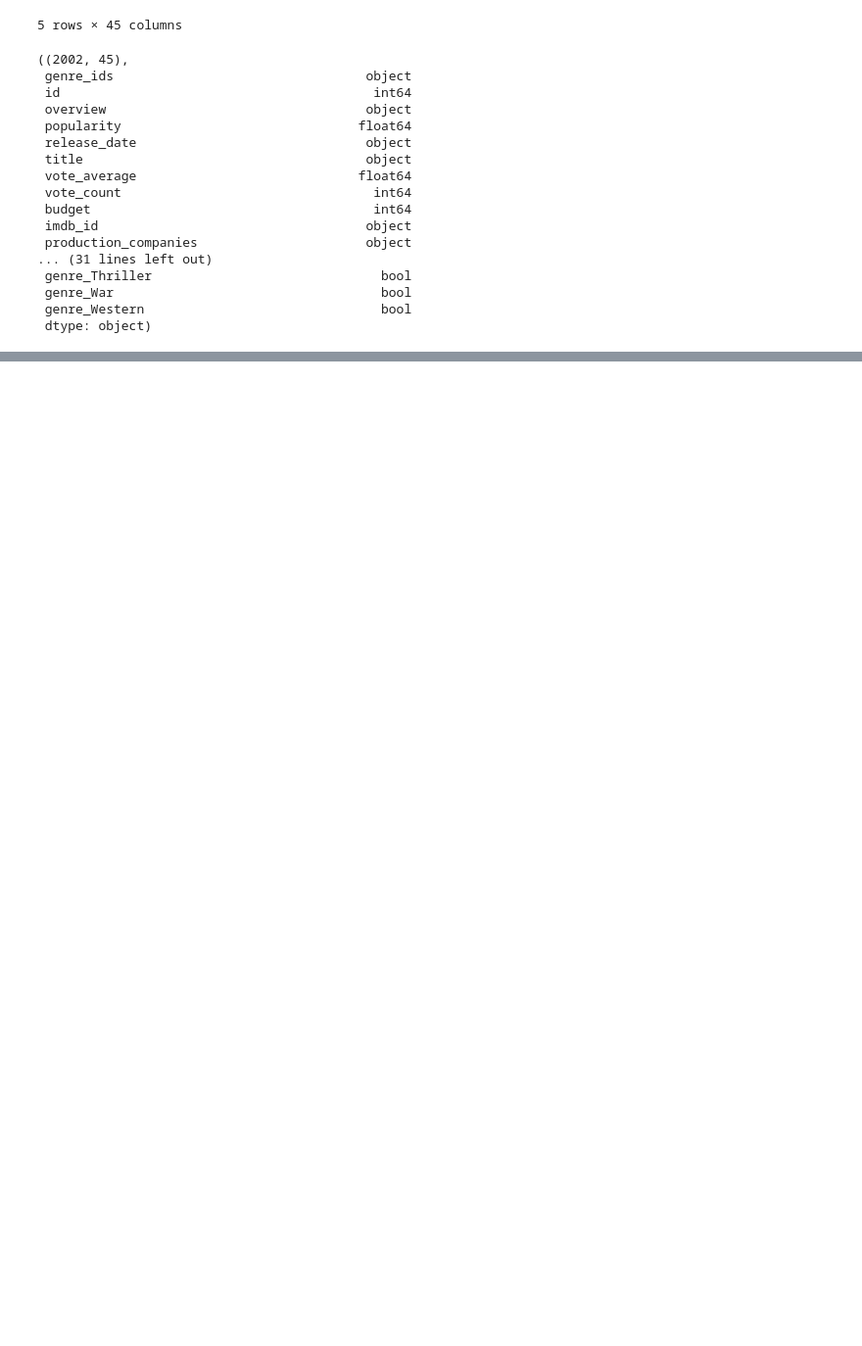
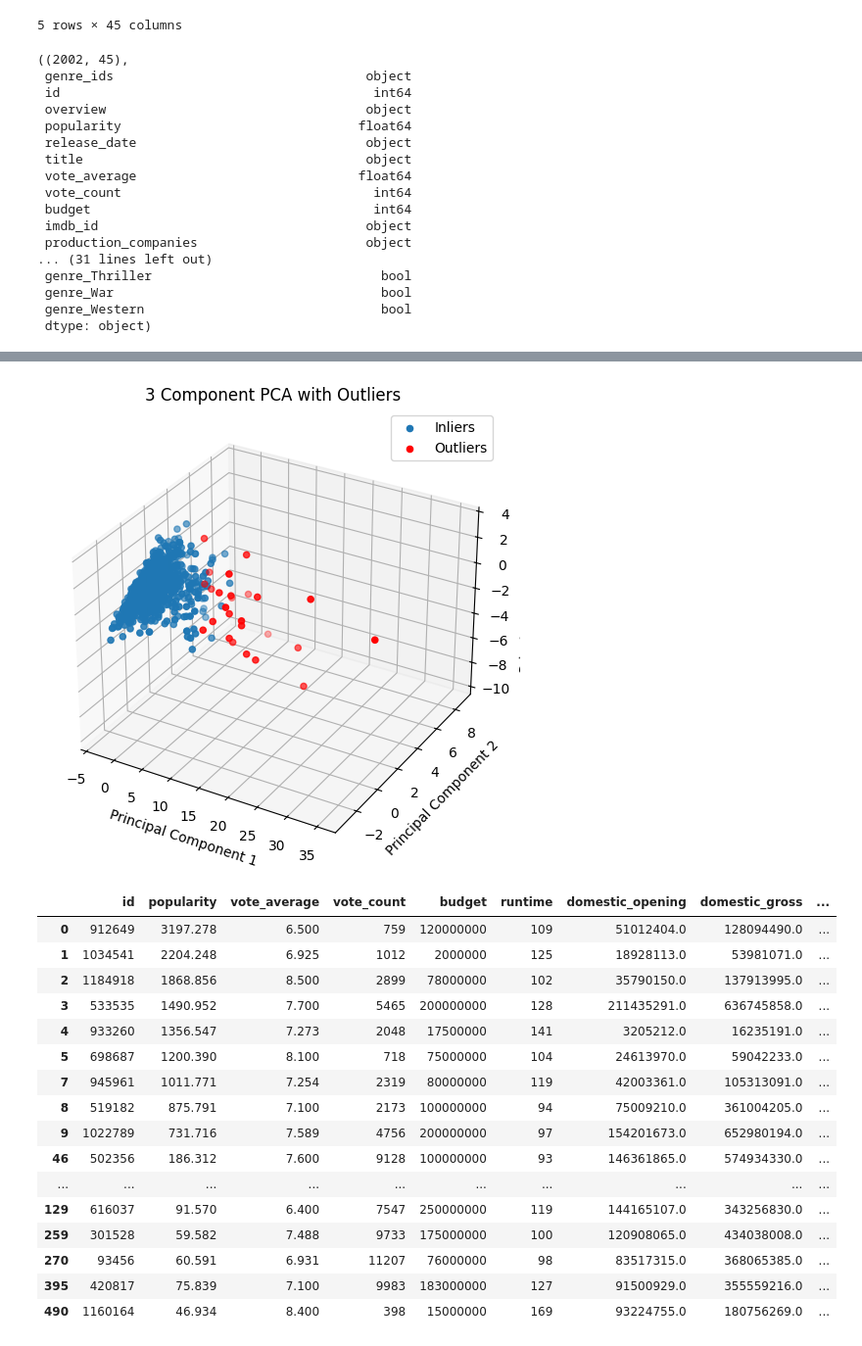
Before and after one commit to minhnhat-nguyen/HCMUS-Movie-Analytics, a Jupyter notebook: notebook/EDA.ipynb, the cells around one changed output, grey strips where cells are left out. Shown at 98% size. Saved outputs shown, nothing was run; the diff lists cells and outputs as text; code cells hidden in the pictures; blank space fills up the shorter version.

```diff
--- a/notebook/EDA.ipynb
+++ b/notebook/EDA.ipynb
@@ -71,0 +71,65 @@ sns.heatmap(numerical_data.corr(), annot=True, cmap='coolwarm', fmt='.2f')
+# %%
+from sklearn.decomposition import PCA
+from mpl_toolkits.mplot3d import Axes3D
+import matplotlib.pyplot as plt
+import pandas as pd
+import numpy as np
+from scipy import stats
+
+# Drop NA
+numerical_data1 = numerical_data.dropna(axis=0, how='any')
+numerical_data_normalized = (numerical_data1 - numerical_data1.mean()) / numerical_data1.std()
+
+# Fit PCA with 3 components
+pca = PCA(n_components=3)
+principal_components = pca.fit_transform(numerical_data_normalized)
+
+# Create a DataFrame with the principal components
+principal_df = pd.DataFrame(data=principal_components, columns=['PC1', 'PC2', 'PC3'])
+
+# Detect outliers using Z-score
+z_scores = np.abs(stats.zscore(principal_df))
+outliers = (z_scores > 3).any(axis=1)
+
+# Reset index of the original DataFrame
+numerical_data1_reset = numerical_data1.reset_index(drop=True)
+
+# Create a DataFrame containing only the outliers
+outliers_df = principal_df[outliers]
+
+# Get the original data for the outliers
+original_outliers_df = numerical_data1_reset[outliers]
+
+# Plot the first three principal components with outliers highlighted
+fig = plt.figure(figsize=(8, 6))
+ax = fig.add_subplot(111, projection='3d')
+ax.scatter(principal_df.loc[~outliers, 'PC1'], principal_df.loc[~outliers, 'PC2'], principal_df.loc[~outliers, 'PC3'], label='Inliers')
+ax.scatter(principal_df.loc[outliers, 'PC1'], principal_df.loc[outliers, 'PC2'], principal_df.loc[outliers, 'PC3'], color='r', label='Outliers')
+ax.set_xlabel('Principal Component 1')
+ax.set_ylabel('Principal Component 2')
+ax.set_zlabel('Principal Component 3')
+ax.set_title('3 Component PCA with Outliers')
+ax.legend()
+plt.show()
+
+# Display the original data for the outliers
+original_outliers_df
+# %% [output]
+[figure, added]
+|  | id | popularity | vote_average | vote_count | budget | runtime | domestic_opening | domestic_gross | ... |
+| 0 | 912649 | 3197.278 | 6.500 | 759 | 120000000 | 109 | 51012404.0 | 128094490.0 | ... |
+| 1 | 1034541 | 2204.248 | 6.925 | 1012 | 2000000 | 125 | 18928113.0 | 53981071.0 | ... |
+| 2 | 1184918 | 1868.856 | 8.500 | 2899 | 78000000 | 102 | 35790150.0 | 137913995.0 | ... |
+| 3 | 533535 | 1490.952 | 7.700 | 5465 | 200000000 | 128 | 211435291.0 | 636745858.0 | ... |
+| 4 | 933260 | 1356.547 | 7.273 | 2048 | 17500000 | 141 | 3205212.0 | 16235191.0 | ... |
+| 5 | 698687 | 1200.390 | 8.100 | 718 | 75000000 | 104 | 24613970.0 | 59042233.0 | ... |
+| 7 | 945961 | 1011.771 | 7.254 | 2319 | 80000000 | 119 | 42003361.0 | 105313091.0 | ... |
+| 8 | 519182 | 875.791 | 7.100 | 2173 | 100000000 | 94 | 75009210.0 | 361004205.0 | ... |
+| 9 | 1022789 | 731.716 | 7.589 | 4756 | 200000000 | 97 | 154201673.0 | 652980194.0 | ... |
+| 46 | 502356 | 186.312 | 7.600 | 9128 | 100000000 | 93 | 146361865.0 | 574934330.0 | ... |
+| ... | ... | ... | ... | ... | ... | ... | ... | ... | ... |
+| 129 | 616037 | 91.570 | 6.400 | 7547 | 250000000 | 119 | 144165107.0 | 343256830.0 | ... |
+| 259 | 301528 | 59.582 | 7.488 | 9733 | 175000000 | 100 | 120908065.0 | 434038008.0 | ... |
+| 270 | 93456 | 60.591 | 6.931 | 11207 | 76000000 | 98 | 83517315.0 | 368065385.0 | ... |
+| 395 | 420817 | 75.839 | 7.100 | 9983 | 183000000 | 127 | 91500929.0 | 355559216.0 | ... |
+| 490 | 1160164 | 46.934 | 8.400 | 398 | 15000000 | 169 | 93224755.0 | 180756269.0 | ... |
```
Also changed, not shown: parts of 5 cells of this notebook.
